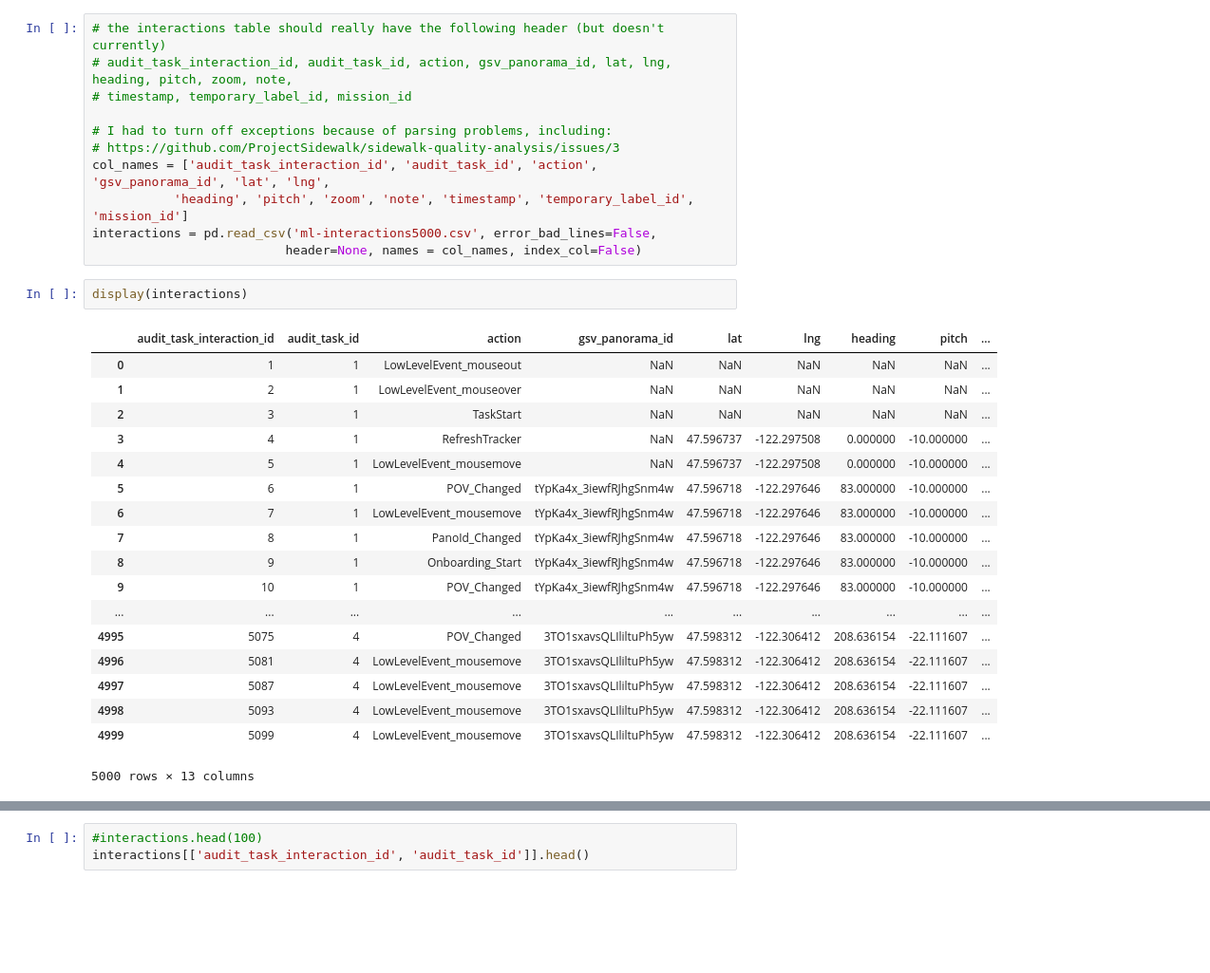
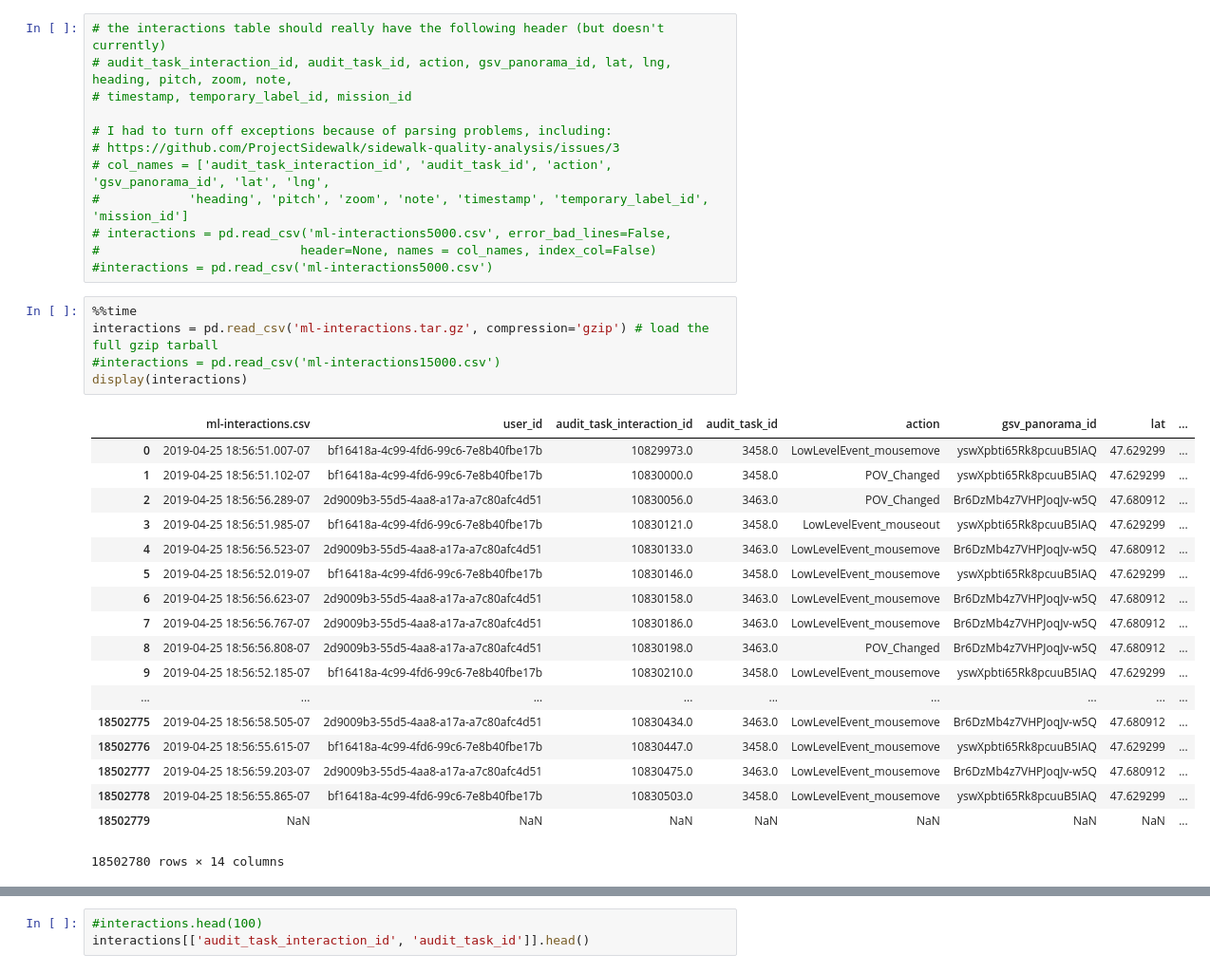
Before and after one commit to ProjectSidewalk/sidewalk-quality-analysis, a Jupyter notebook: sidewalk-user-quality-analysis.ipynb, the cells around one changed output, grey strips where cells are left out. Shown: that part at 95% size. Drawn from its saved outputs; the diff is of its cells as text; blank space fills up the shorter version.

Commit message:
added code to parse gzip interactions log file

```diff
--- a/sidewalk-user-quality-analysis.ipynb
+++ b/sidewalk-user-quality-analysis.ipynb
@@ -27,28 +20,32 @@ display(users)
 
 # I had to turn off exceptions because of parsing problems, including:
 # https://github.com/ProjectSidewalk/sidewalk-quality-analysis/issues/3
-col_names = ['audit_task_interaction_id', 'audit_task_id', 'action', 'gsv_panorama_id', 'lat', 'lng',
-           'heading', 'pitch', 'zoom', 'note', 'timestamp', 'temporary_label_id', 'mission_id']
-interactions = pd.read_csv('ml-interactions5000.csv', error_bad_lines=False,
-                          header=None, names = col_names, index_col=False)
+# col_names = ['audit_task_interaction_id', 'audit_task_id', 'action', 'gsv_panorama_id', 'lat', 'lng',
+#            'heading', 'pitch', 'zoom', 'note', 'timestamp', 'temporary_label_id', 'mission_id']
+# interactions = pd.read_csv('ml-interactions5000.csv', error_bad_lines=False,
+#                           header=None, names = col_names, index_col=False)
+#interactions = pd.read_csv('ml-interactions5000.csv')
-# %%
-display(interactions)
-# %% [output]
-|  | audit_task_interaction_id | audit_task_id | action | gsv_panorama_id | lat | lng | heading | pitch | ... |
-| 0 | 1 | 1 | LowLevelEvent_mouseout | NaN | NaN | NaN | NaN | NaN | ... |
-| 1 | 2 | 1 | LowLevelEvent_mouseover | NaN | NaN | NaN | NaN | NaN | ... |
-| 2 | 3 | 1 | TaskStart | NaN | NaN | NaN | NaN | NaN | ... |
-| 3 | 4 | 1 | RefreshTracker | NaN | 47.596737 | -122.297508 | 0.000000 | -10.000000 | ... |
-| 4 | 5 | 1 | LowLevelEvent_mousemove | NaN | 47.596737 | -122.297508 | 0.000000 | -10.000000 | ... |
-| 5 | 6 | 1 | POV_Changed | tYpKa4x_3iewfRJhgSnm4w | 47.596718 | -122.297646 | 83.000000 | -10.000000 | ... |
-| 6 | 7 | 1 | LowLevelEvent_mousemove | tYpKa4x_3iewfRJhgSnm4w | 47.596718 | -122.297646 | 83.000000 | -10.000000 | ... |
-| 7 | 8 | 1 | PanoId_Changed | tYpKa4x_3iewfRJhgSnm4w | 47.596718 | -122.297646 | 83.000000 | -10.000000 | ... |
-| 8 | 9 | 1 | Onboarding_Start | tYpKa4x_3iewfRJhgSnm4w | 47.596718 | -122.297646 | 83.000000 | -10.000000 | ... |
-| 9 | 10 | 1 | POV_Changed | tYpKa4x_3iewfRJhgSnm4w | 47.596718 | -122.297646 | 83.000000 | -10.000000 | ... |
-| ... | ... | ... | ... | ... | ... | ... | ... | ... | ... |
-| 4995 | 5075 | 4 | POV_Changed | 3TO1sxavsQLIliltuPh5yw | 47.598312 | -122.306412 | 208.636154 | -22.111607 | ... |
-| 4996 | 5081 | 4 | LowLevelEvent_mousemove | 3TO1sxavsQLIliltuPh5yw | 47.598312 | -122.306412 | 208.636154 | -22.111607 | ... |
-| 4997 | 5087 | 4 | LowLevelEvent_mousemove | 3TO1sxavsQLIliltuPh5yw | 47.598312 | -122.306412 | 208.636154 | -22.111607 | ... |
-| 4998 | 5093 | 4 | LowLevelEvent_mousemove | 3TO1sxavsQLIliltuPh5yw | 47.598312 | -122.306412 | 208.636154 | -22.111607 | ... |
-| 4999 | 5099 | 4 | LowLevelEvent_mousemove | 3TO1sxavsQLIliltuPh5yw | 47.598312 | -122.306412 | 208.636154 | -22.111607 | ... |
-5000 rows × 13 columns
+# %%
+%%time
+interactions = pd.read_csv('ml-interactions.tar.gz', compression='gzip') # load the full gzip tarball
+#interactions = pd.read_csv('ml-interactions15000.csv')
+display(interactions)
+# %% [output]
+|  | ml-interactions.csv | user_id | audit_task_interaction_id | audit_task_id | action | gsv_panorama_id | lat | ... |
+| 0 | 2019-04-25 18:56:51.007-07 | bf16418a-4c99-4fd6-99c6-7e8b40fbe17b | 10829973.0 | 3458.0 | LowLevelEvent_mousemove | yswXpbti65Rk8pcuuB5IAQ | 47.629299 | ... |
+| 1 | 2019-04-25 18:56:51.102-07 | bf16418a-4c99-4fd6-99c6-7e8b40fbe17b | 10830000.0 | 3458.0 | POV_Changed | yswXpbti65Rk8pcuuB5IAQ | 47.629299 | ... |
+| 2 | 2019-04-25 18:56:56.289-07 | 2d9009b3-55d5-4aa8-a17a-a7c80afc4d51 | 10830056.0 | 3463.0 | POV_Changed | Br6DzMb4z7VHPJoqJv-w5Q | 47.680912 | ... |
+| 3 | 2019-04-25 18:56:51.985-07 | bf16418a-4c99-4fd6-99c6-7e8b40fbe17b | 10830121.0 | 3458.0 | LowLevelEvent_mouseout | yswXpbti65Rk8pcuuB5IAQ | 47.629299 | ... |
+| 4 | 2019-04-25 18:56:56.523-07 | 2d9009b3-55d5-4aa8-a17a-a7c80afc4d51 | 10830133.0 | 3463.0 | LowLevelEvent_mousemove | Br6DzMb4z7VHPJoqJv-w5Q | 47.680912 | ... |
+| 5 | 2019-04-25 18:56:52.019-07 | bf16418a-4c99-4fd6-99c6-7e8b40fbe17b | 10830146.0 | 3458.0 | LowLevelEvent_mousemove | yswXpbti65Rk8pcuuB5IAQ | 47.629299 | ... |
+| 6 | 2019-04-25 18:56:56.623-07 | 2d9009b3-55d5-4aa8-a17a-a7c80afc4d51 | 10830158.0 | 3463.0 | LowLevelEvent_mousemove | Br6DzMb4z7VHPJoqJv-w5Q | 47.680912 | ... |
+| 7 | 2019-04-25 18:56:56.767-07 | 2d9009b3-55d5-4aa8-a17a-a7c80afc4d51 | 10830186.0 | 3463.0 | LowLevelEvent_mousemove | Br6DzMb4z7VHPJoqJv-w5Q | 47.680912 | ... |
+| 8 | 2019-04-25 18:56:56.808-07 | 2d9009b3-55d5-4aa8-a17a-a7c80afc4d51 | 10830198.0 | 3463.0 | POV_Changed | Br6DzMb4z7VHPJoqJv-w5Q | 47.680912 | ... |
+| 9 | 2019-04-25 18:56:52.185-07 | bf16418a-4c99-4fd6-99c6-7e8b40fbe17b | 10830210.0 | 3458.0 | LowLevelEvent_mousemove | yswXpbti65Rk8pcuuB5IAQ | 47.629299 | ... |
+| ... | ... | ... | ... | ... | ... | ... | ... | ... |
+| 18502775 | 2019-04-25 18:56:58.505-07 | 2d9009b3-55d5-4aa8-a17a-a7c80afc4d51 | 10830434.0 | 3463.0 | LowLevelEvent_mousemove | Br6DzMb4z7VHPJoqJv-w5Q | 47.680912 | ... |
+| 18502776 | 2019-04-25 18:56:55.615-07 | bf16418a-4c99-4fd6-99c6-7e8b40fbe17b | 10830447.0 | 3458.0 | LowLevelEvent_mousemove | yswXpbti65Rk8pcuuB5IAQ | 47.629299 | ... |
+| 18502777 | 2019-04-25 18:56:59.203-07 | 2d9009b3-55d5-4aa8-a17a-a7c80afc4d51 | 10830475.0 | 3463.0 | LowLevelEvent_mousemove | Br6DzMb4z7VHPJoqJv-w5Q | 47.680912 | ... |
+| 18502778 | 2019-04-25 18:56:55.865-07 | bf16418a-4c99-4fd6-99c6-7e8b40fbe17b | 10830503.0 | 3458.0 | LowLevelEvent_mousemove | yswXpbti65Rk8pcuuB5IAQ | 47.629299 | ... |
+| 18502779 | NaN | NaN | NaN | NaN | NaN | NaN | NaN | ... |
+18502780 rows × 14 columns
```
Also changed, not shown: parts of 5 cells of this notebook.
